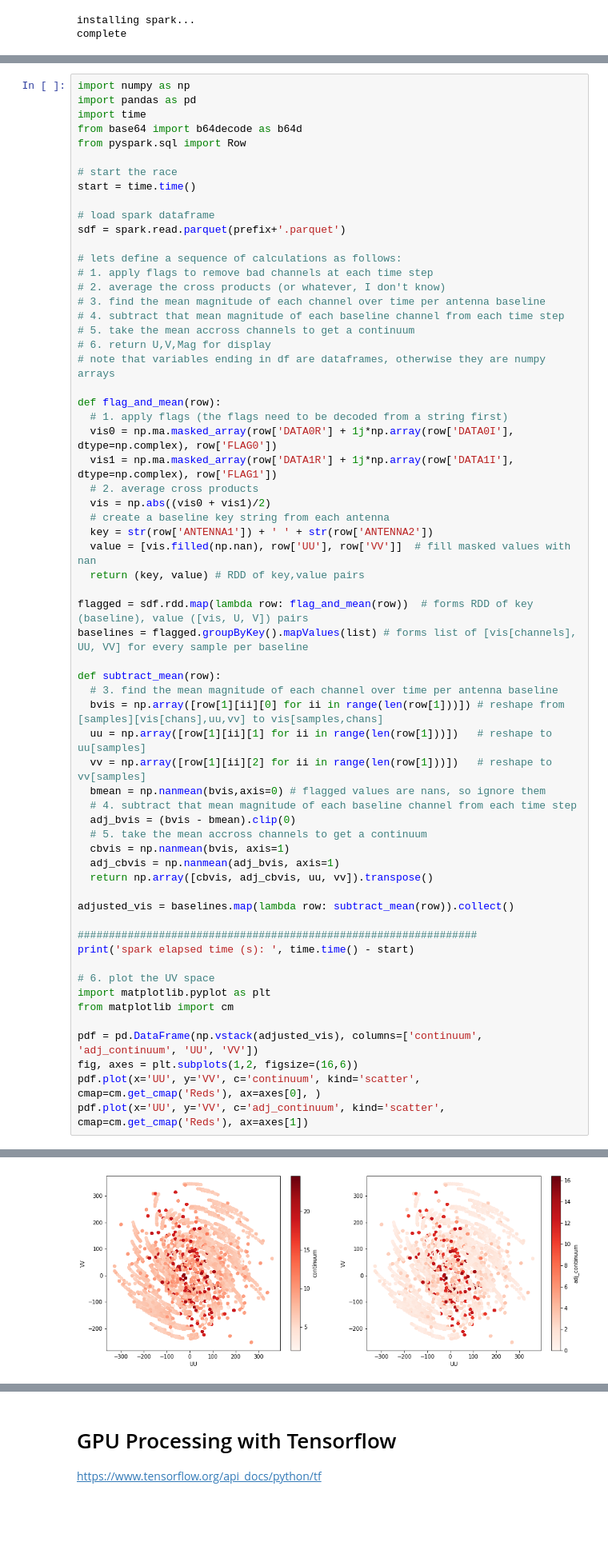
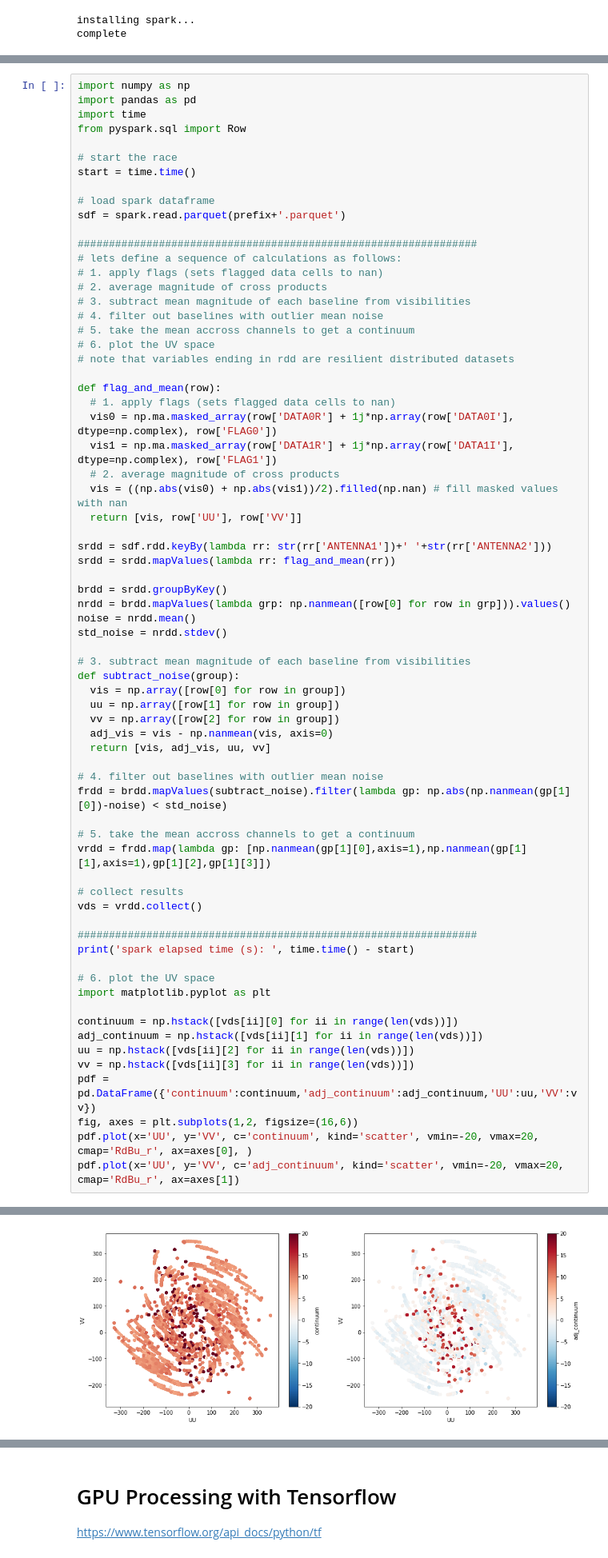
Before and after one commit to ryanraba/casa6, a Jupyter notebook: casa7experiments.ipynb, the cells around one changed output, grey strips where cells are left out. Shown at 80% size. Saved outputs shown, nothing was run; the diff lists cells and outputs as text; blank space fills up the shorter version.

```diff
--- a/casa7experiments.ipynb
+++ b/casa7experiments.ipynb
@@ -244,7 +241,6 @@ initializing spark...
 import numpy as np
 import pandas as pd
 import time
-from base64 import b64decode as b64d
 from pyspark.sql import Row
 
 # start the race
@@ -253,53 +249,61 @@ start = time.time()
 # load spark dataframe
 sdf = spark.read.parquet(prefix+'.parquet')
 
+################################################################
 # lets define a sequence of calculations as follows:
-# 1. apply flags to remove bad channels at each time step
-# 2. average the cross products (or whatever, I don't know)
-# 3. find the mean magnitude of each channel over time per antenna baseline
-# 4. subtract that mean magnitude of each baseline channel from each time step
+# 1. apply flags (sets flagged data cells to nan)
+# 2. average magnitude of cross products
+# 3. subtract mean magnitude of each baseline from visibilities
+# 4. filter out baselines with outlier mean noise
 # 5. take the mean accross channels to get a continuum
-# 6. return U,V,Mag for display
-# note that variables ending in df are dataframes, otherwise they are numpy arrays
+# 6. plot the UV space
+# note that variables ending in rdd are resilient distributed datasets
 
 def flag_and_mean(row):
-  # 1. apply flags (the flags need to be decoded from a string first)
+  # 1. apply flags (sets flagged data cells to nan)
   vis0 = np.ma.masked_array(row['DATA0R'] + 1j*np.array(row['DATA0I'], dtype=np.complex), row['FLAG0'])
   vis1 = np.ma.masked_array(row['DATA1R'] + 1j*np.array(row['DATA1I'], dtype=np.complex), row['FLAG1'])
-  # 2. average cross products
-  vis = np.abs((vis0 + vis1)/2)
-  # create a baseline key string from each antenna
-  key = str(row['ANTENNA1']) + ' ' + str(row['ANTENNA2'])
-  value = [vis.filled(np.nan), row['UU'], row['VV']]  # fill masked values with nan
-  return (key, value) # RDD of key,value pairs
+  # 2. average magnitude of cross products
+  vis = ((np.abs(vis0) + np.abs(vis1))/2).filled(np.nan) # fill masked values with nan
+  return [vis, row['UU'], row['VV']]
 
-flagged = sdf.rdd.map(lambda row: flag_and_mean(row))  # forms RDD of key (baseline), value ([vis, U, V]) pairs
-baselines = flagged.groupByKey().mapValues(list) # forms list of [vis[channels], UU, VV] for every sample per baseline
+srdd = sdf.rdd.keyBy(lambda rr: str(rr['ANTENNA1'])+' '+str(rr['ANTENNA2']))
+srdd = srdd.mapValues(lambda rr: flag_and_mean(rr))
 
-def subtract_mean(row):
-  # 3. find the mean magnitude of each channel over time per antenna baseline
-  bvis = np.array([row[1][ii][0] for ii in range(len(row[1]))]) # reshape from [samples][vis[chans],uu,vv] to vis[samples,chans]
-  uu = np.array([row[1][ii][1] for ii in range(len(row[1]))])   # reshape to uu[samples]
-  vv = np.array([row[1][ii][2] for ii in range(len(row[1]))])   # reshape to vv[samples]
-  bmean = np.nanmean(bvis,axis=0) # flagged values are nans, so ignore them
-  # 4. subtract that mean magnitude of each baseline channel from each time step
-  adj_bvis = (bvis - bmean).clip(0)
-  # 5. take the mean accross channels to get a continuum
-  cbvis = np.nanmean(bvis, axis=1)
-  adj_cbvis = np.nanmean(adj_bvis, axis=1)
-  return np.array([cbvis, adj_cbvis, uu, vv]).transpose()
+brdd = srdd.groupByKey()
+nrdd = brdd.mapValues(lambda grp: np.nanmean([row[0] for row in grp])).values()
+noise = nrdd.mean()
+std_noise = nrdd.stdev()
 
-adjusted_vis = baselines.map(lambda row: subtract_mean(row)).collect()
+# 3. subtract mean magnitude of each baseline from visibilities
+def subtract_noise(group):
+  vis = np.array([row[0] for row in group])
+  uu = np.array([row[1] for row in group])
+  vv = np.array([row[2] for row in group])
+  adj_vis = vis - np.nanmean(vis, axis=0)
+  return [vis, adj_vis, uu, vv]
+
+# 4. filter out baselines with outlier mean noise
+frdd = brdd.mapValues(subtract_noise).filter(lambda gp: np.abs(np.nanmean(gp[1][0])-noise) < std_noise)
+
+# 5. take the mean accross channels to get a continuum
+vrdd = frdd.map(lambda gp: [np.nanmean(gp[1][0],axis=1),np.nanmean(gp[1][1],axis=1),gp[1][2],gp[1][3]])
+
+# collect results
+vds = vrdd.collect()
 
 ################################################################
 print('spark elapsed time (s): ', time.time() - start)
 
 # 6. plot the UV space
 import matplotlib.pyplot as plt
-from matplotlib import cm
 
-pdf = pd.DataFrame(np.vstack(adjusted_vis), columns=['continuum', 'adj_continuum', 'UU', 'VV'])
+continuum = np.hstack([vds[ii][0] for ii in range(len(vds))])
+adj_continuum = np.hstack([vds[ii][1] for ii in range(len(vds))])
+uu = np.hstack([vds[ii][2] for ii in range(len(vds))])
+vv = np.hstack([vds[ii][3] for ii in range(len(vds))])
+pdf = pd.DataFrame({'continuum':continuum,'adj_continuum':adj_continuum,'UU':uu,'VV':vv})
 fig, axes = plt.subplots(1,2, figsize=(16,6))
-pdf.plot(x='UU', y='VV', c='continuum', kind='scatter', cmap=cm.get_cmap('Reds'), ax=axes[0], )
-pdf.plot(x='UU', y='VV', c='adj_continuum', kind='scatter', cmap=cm.get_cmap('Reds'), ax=axes[1])
+pdf.plot(x='UU', y='VV', c='continuum', kind='scatter', vmin=-20, vmax=20, cmap='RdBu_r', ax=axes[0], )
+pdf.plot(x='UU', y='VV', c='adj_continuum', kind='scatter', vmin=-20, vmax=20, cmap='RdBu_r', ax=axes[1])
 # %% [output]
@@ -307,2 +311,2 @@ spark elapsed time (s):  62.254592180252075
 <matplotlib.axes._subplots.AxesSubplot at 0x...>
-[figure, old version]
+[figure, new version]
```
Also changed, not shown: parts of 13 cells of this notebook.
